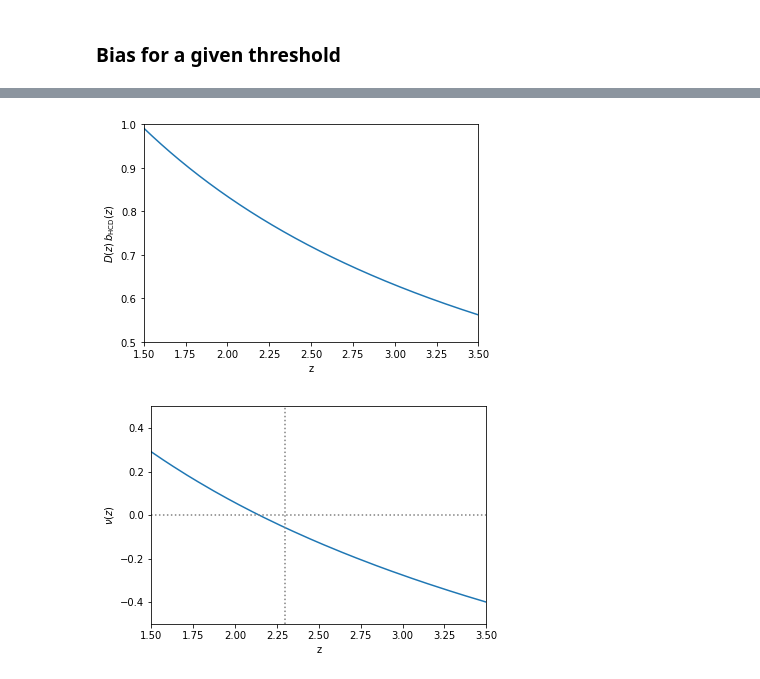
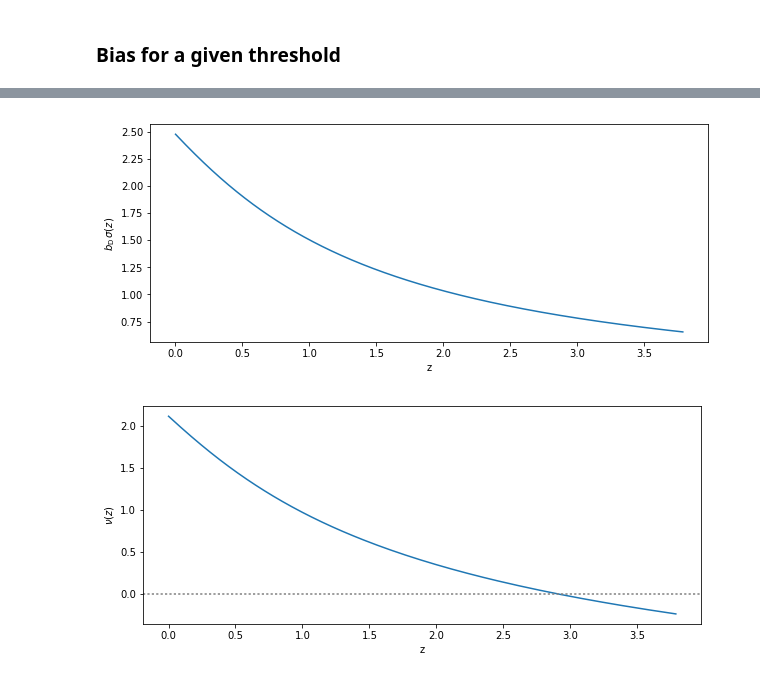
Before and after one commit to igmhub/LyaCoLoRe, a Jupyter notebook: notebooks/threshold_dla_bias.ipynb, the cells around one changed output, grey strips where cells are left out. Drawn from its saved outputs; the diff is of its cells as text; code cells hidden in the pictures.

```diff
--- a/notebooks/threshold_dla_bias.ipynb
+++ b/notebooks/threshold_dla_bias.ipynb
@@ -94,28 +95,35 @@ import matplotlib.pyplot as plt
 #Open data file (test file with few quasars)
 hdulist = fits.open('../example_data/raw_colore_1000/out_srcs_s1_0.fits')
 cosmo = hdulist[4].data
-ds=cosmo['D']
-zs=cosmo['Z']
+D_z=cosmo['D']
+z=cosmo['Z']
+# %%
+#Get density RMS at z=0
+sigma_0=hdulist[4].header['SIGMA_G']
+#Get density RMS as a function of z
+sigma_z = sigma_0 * D_z
+#Assume DLA bias is constant at all redshifts
+dla_bias=2.0
 # %%
-dla_bias=2.0
-bDz=ds*dla_bias
-plt.plot(zs,bDz)
-plt.xlim(1.5,3.5)
-plt.ylim(0.5,1.0)
+bsig_z=dla_bias * sigma_z
+plt.plot(z,bsig_z)
+#plt.xlim(2.0,3.5)
+#plt.ylim(0.7,1.1)
 plt.xlabel('z')
-plt.ylabel(r'$D(z) \, b_{\rm{HCD}}(z)$')
-plt.savefig('dla_bias_z.pdf')
+plt.ylabel(r'$b_{\rm{D}} \, \sigma(z)$')
+plt.savefig('dla_bsig_z.pdf')
 # %% [output]
-[figure, old version]
+[figure, new version]
 # %%
-nu_z = np.interp(bDz,b_nu,nu)
-plt.plot(zs,nu_z)
-plt.xlim(1.5,3.5)
-plt.ylim(-0.5,0.5)
+# compute threshold as a function of redshift
+nu_z = np.interp(bsig_z,bs_nu,nu)
+plt.plot(z,nu_z)
+#plt.xlim(2.0,3.5)
+#plt.ylim(-0.2,0.5)
 plt.xlabel('z')
 plt.ylabel(r'$\nu(z)$')
-plt.axvline(x=2.3,ls=':',color='gray')
+#plt.axvline(x=2.3,ls=':',color='gray')
 plt.axhline(y=0,ls=':',color='gray')
-plt.savefig('dla_threshold_z.pdf')
+plt.savefig('dla_nu_z.pdf')
 # %% [output]
-[figure, old version]
+[figure, new version]
```
Also changed, not shown: parts of 11 cells of this notebook.
